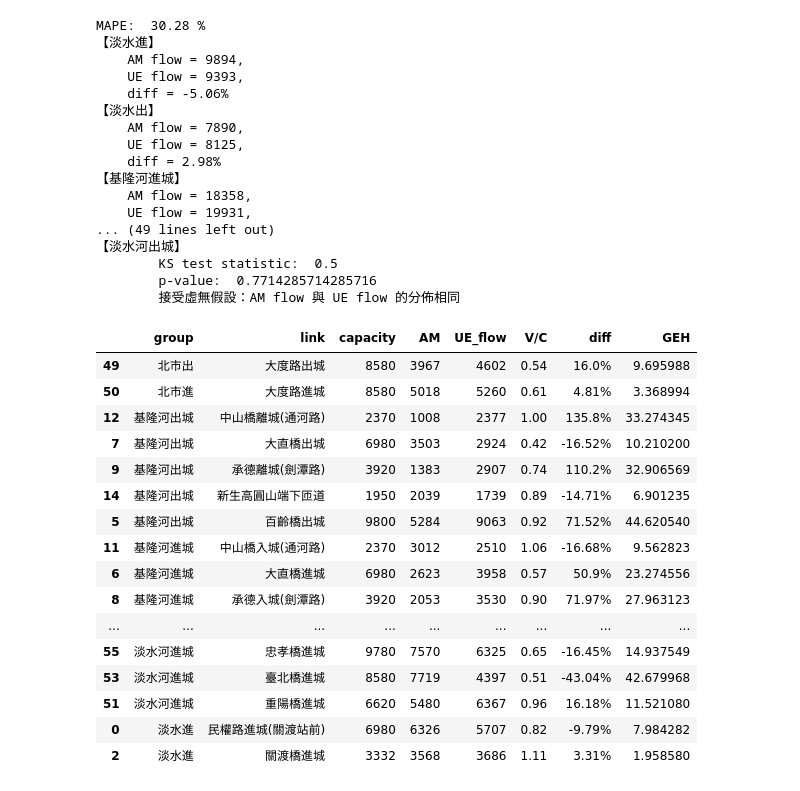
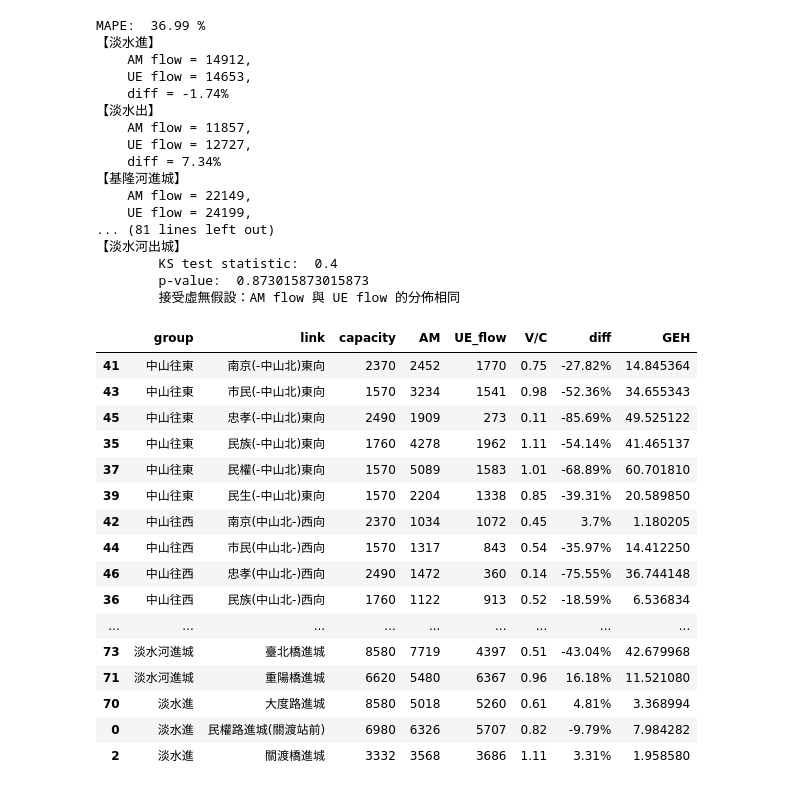
Before and after one commit to aKi-1201/Traffic-Assignment-Model, a Jupyter notebook: ta/ta_debugged_5.ipynb, the cells around one changed output. Cells and saved outputs as stored; diff of their text form; code cells hidden in the pictures.

```diff
--- a/ta/ta_debugged_5.ipynb
+++ b/ta/ta_debugged_5.ipynb
@@ -662,7 +662,10 @@ sheet1 = pd.concat([sheet1, sheet2], ignore_index=True)
 # sheet1 = pd.concat([sheet1, sheet3], ignore_index=True)
 
 # filter out groups
-filtered_groups = ["中山往東", "中山往西", "參考", "民族往南", "民族往北"]
+# filtered_groups = ["中山往東", "中山往西", "參考", "民族往南", "民族往北","外雙溪出城","外雙溪進城","淡水出","淡水進"]#,"基隆河進城","基隆河出城"
+# filtered_groups = [ "參考", "外雙溪出城","外雙溪進城","淡水出","淡水進","基隆河進城","基隆河出城","淡水河進城","淡水河出城"]#"中山往東", "中山往西","民族往南", "民族往北",
+# filtered_groups = [ "參考","淡水出","淡水進","基隆河進城","基隆河出城","淡水河進城","淡水河出城","中山往東", "中山往西","民族往南", "民族往北"]#,"外雙溪出城","外雙溪進城"
+filtered_groups = ["參考", "外雙溪出城","外雙溪進城"]
 sheet1 = sheet1[~sheet1["group"].isin(filtered_groups)]
 
 #calculate the mape for the whole data from diff
@@ -698,58 +701,60 @@ for group, flows in groups.items():
 #we can conduct a simple statistical analysis to see if the distribution of the flow is different
 import scipy.stats as stats
 #compare the distribution of the flow between AM and UE_flow for each group
 def ks_test(am_flow, ue_flow):
     #use ks test to compare the distribution
     ks_statistic, p_value = stats.ks_2samp(am_flow, ue_flow)
     print("\tKS test statistic: ", ks_statistic)
     print("\tp-value: ", p_value)
     if p_value < 0.05:
         print("\t拒絕虛無假設：AM flow 與 UE flow 的分佈不同")
     else:
         print("\t接受虛無假設：AM flow 與 UE flow 的分佈相同")
 
 #apply ks_test to each group
 for group in group_names:
     group_data = sheet1[sheet1['group'] == group]
     am_flow = group_data['AM'].values
     ue_flow = group_data['UE_flow'].values
     print(f"【{group}】")
     ks_test(am_flow, ue_flow)
 # sheet1 sorted by group and link
 sheet1.sort_values(by=['group', 'link'], inplace=True)
+pd.set_option('display.max_rows', None)
 sheet1[["group", "link", "capacity", "AM", "UE_flow", "V/C", "diff", "GEH"]]
+#show all the results in a table
 # %% [output]
-MAPE:  30.28 %
+MAPE:  36.99 %
 【淡水進】
-    AM flow = 9894,
-    UE flow = 9393,
-    diff = -5.06%
+    AM flow = 14912,
+    UE flow = 14653,
+    diff = -1.74%
 【淡水出】
-    AM flow = 7890,
-    UE flow = 8125,
-    diff = 2.98%
+    AM flow = 11857,
+    UE flow = 12727,
+    diff = 7.34%
 【基隆河進城】
-    AM flow = 18358,
-    UE flow = 19931,
-... (49 lines left out)
+    AM flow = 22149,
+    UE flow = 24199,
+... (81 lines left out)
 【淡水河出城】
-        KS test statistic:  0.5
-        p-value:  0.7714285714285716
+        KS test statistic:  0.4
+        p-value:  0.873015873015873
         接受虛無假設：AM flow 與 UE flow 的分佈相同
 |  | group | link | capacity | AM | UE_flow | V/C | diff | GEH |
-| 49 | 北市出 | 大度路出城 | 8580 | 3967 | 4602 | 0.54 | 16.0% | 9.695988 |
-| 50 | 北市進 | 大度路進城 | 8580 | 5018 | 5260 | 0.61 | 4.81% | 3.368994 |
-| 12 | 基隆河出城 | 中山橋離城(通河路) | 2370 | 1008 | 2377 | 1.00 | 135.8% | 33.274345 |
-| 7 | 基隆河出城 | 大直橋出城 | 6980 | 3503 | 2924 | 0.42 | -16.52% | 10.210200 |
-| 9 | 基隆河出城 | 承德離城(劍潭路) | 3920 | 1383 | 2907 | 0.74 | 110.2% | 32.906569 |
-| 14 | 基隆河出城 | 新生高圓山端下匝道 | 1950 | 2039 | 1739 | 0.89 | -14.71% | 6.901235 |
-| 5 | 基隆河出城 | 百齡橋出城 | 9800 | 5284 | 9063 | 0.92 | 71.52% | 44.620540 |
-| 11 | 基隆河進城 | 中山橋入城(通河路) | 2370 | 3012 | 2510 | 1.06 | -16.68% | 9.562823 |
-| 6 | 基隆河進城 | 大直橋進城 | 6980 | 2623 | 3958 | 0.57 | 50.9% | 23.274556 |
-| 8 | 基隆河進城 | 承德入城(劍潭路) | 3920 | 2053 | 3530 | 0.90 | 71.97% | 27.963123 |
+| 41 | 中山往東 | 南京(-中山北)東向 | 2370 | 2452 | 1770 | 0.75 | -27.82% | 14.845364 |
+| 43 | 中山往東 | 市民(-中山北)東向 | 1570 | 3234 | 1541 | 0.98 | -52.36% | 34.655343 |
+| 45 | 中山往東 | 忠孝(-中山北)東向 | 2490 | 1909 | 273 | 0.11 | -85.69% | 49.525122 |
+| 35 | 中山往東 | 民族(-中山北)東向 | 1760 | 4278 | 1962 | 1.11 | -54.14% | 41.465137 |
+| 37 | 中山往東 | 民權(-中山北)東向 | 1570 | 5089 | 1583 | 1.01 | -68.89% | 60.701810 |
+| 39 | 中山往東 | 民生(-中山北)東向 | 1570 | 2204 | 1338 | 0.85 | -39.31% | 20.589850 |
+| 42 | 中山往西 | 南京(中山北-)西向 | 2370 | 1034 | 1072 | 0.45 | 3.7% | 1.180205 |
+| 44 | 中山往西 | 市民(中山北-)西向 | 1570 | 1317 | 843 | 0.54 | -35.97% | 14.412250 |
+| 46 | 中山往西 | 忠孝(中山北-)西向 | 2490 | 1472 | 360 | 0.14 | -75.55% | 36.744148 |
+| 36 | 中山往西 | 民族(中山北-)西向 | 1760 | 1122 | 913 | 0.52 | -18.59% | 6.536834 |
 | ... | ... | ... | ... | ... | ... | ... | ... | ... |
-| 55 | 淡水河進城 | 忠孝橋進城 | 9780 | 7570 | 6325 | 0.65 | -16.45% | 14.937549 |
-| 53 | 淡水河進城 | 臺北橋進城 | 8580 | 7719 | 4397 | 0.51 | -43.04% | 42.679968 |
-| 51 | 淡水河進城 | 重陽橋進城 | 6620 | 5480 | 6367 | 0.96 | 16.18% | 11.521080 |
+| 73 | 淡水河進城 | 臺北橋進城 | 8580 | 7719 | 4397 | 0.51 | -43.04% | 42.679968 |
+| 71 | 淡水河進城 | 重陽橋進城 | 6620 | 5480 | 6367 | 0.96 | 16.18% | 11.521080 |
+| 70 | 淡水進 | 大度路進城 | 8580 | 5018 | 5260 | 0.61 | 4.81% | 3.368994 |
 | 0 | 淡水進 | 民權路進城(關渡站前) | 6980 | 6326 | 5707 | 0.82 | -9.79% | 7.984282 |
 | 2 | 淡水進 | 關渡橋進城 | 3332 | 3568 | 3686 | 1.11 | 3.31% | 1.958580 |
```
Also changed, not shown: parts of 2 cells of this notebook.
